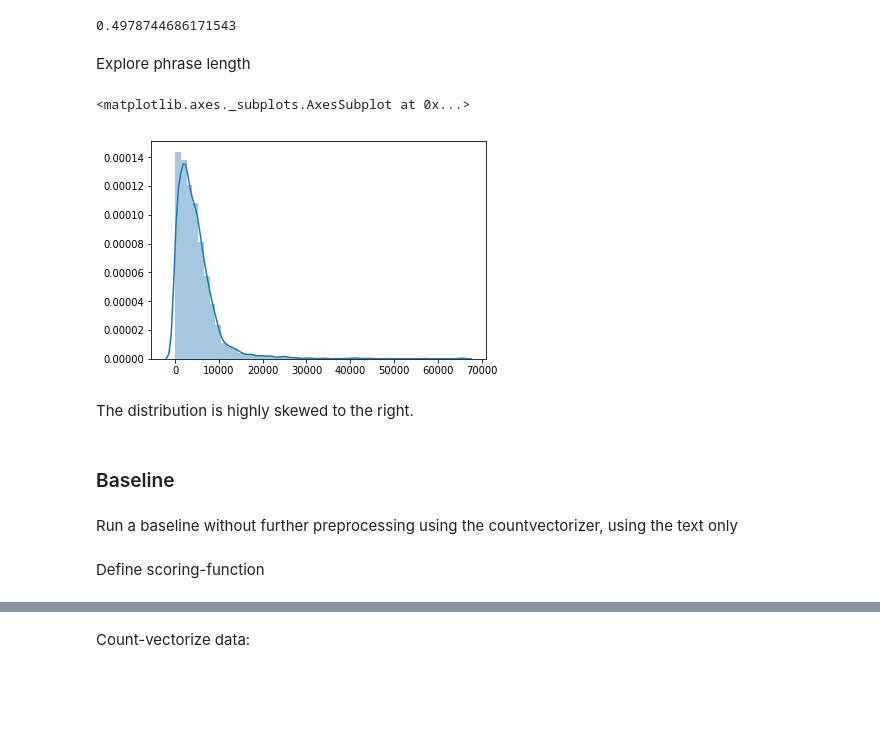
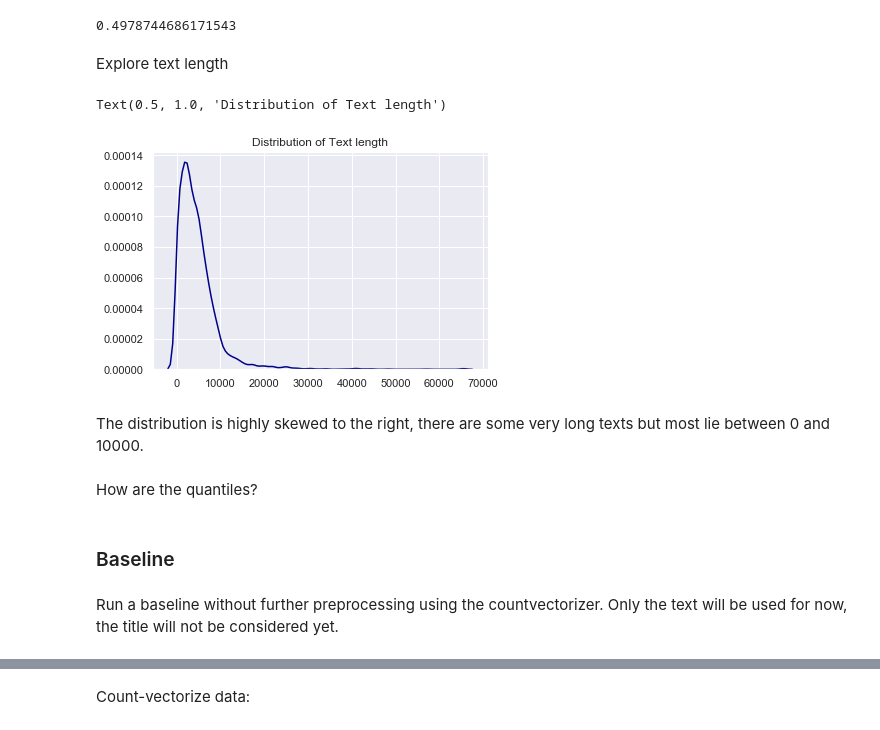
Before and after one commit to ScottPanIE/NLP_Assignment, a Jupyter notebook: script/Sirius.ipynb, the cells around one changed output, grey strips where cells are left out. Drawn from its saved outputs; the diff is of its cells as text; code cells hidden in the pictures; blank space fills up the shorter version.

```diff
--- a/script/Sirius.ipynb
+++ b/script/Sirius.ipynb
@@ -74,18 +84,19 @@ len(train.loc[train['label'] == 'FAKE'])/len(train)
 # %% [output]
 0.4978744686171543
 # %% [markdown]
-Explore phrase length
+Explore text length
 # %%
 text_len = pd.DataFrame([len(t) for t in train.text])
-sns.distplot(text_len)
+sns.set()
+sns.distplot(text_len, hist = False, color = "darkblue").set_title("Distribution of Text length")
 # %% [output]
-<matplotlib.axes._subplots.AxesSubplot at 0x...>
+Text(0.5, 1.0, 'Distribution of Text length')
-[figure, old version]
+[figure, new version]
 # %% [markdown]
-The distribution is highly skewed to the right.
+The distribution is highly skewed to the right, there are some very long texts but most lie between 0 and 10000.
+# %% [markdown]
+How are the quantiles?
 # %% [markdown]
 ### Baseline
 # %% [markdown]
-Run a baseline without further preprocessing using the countvectorizer, using the text only
+Run a baseline without further preprocessing using the countvectorizer. Only the text will be used for now, the title will not be considered yet.
-# %% [markdown]
-Define scoring-function
```
Also changed, not shown: parts of 48 cells of this notebook.
